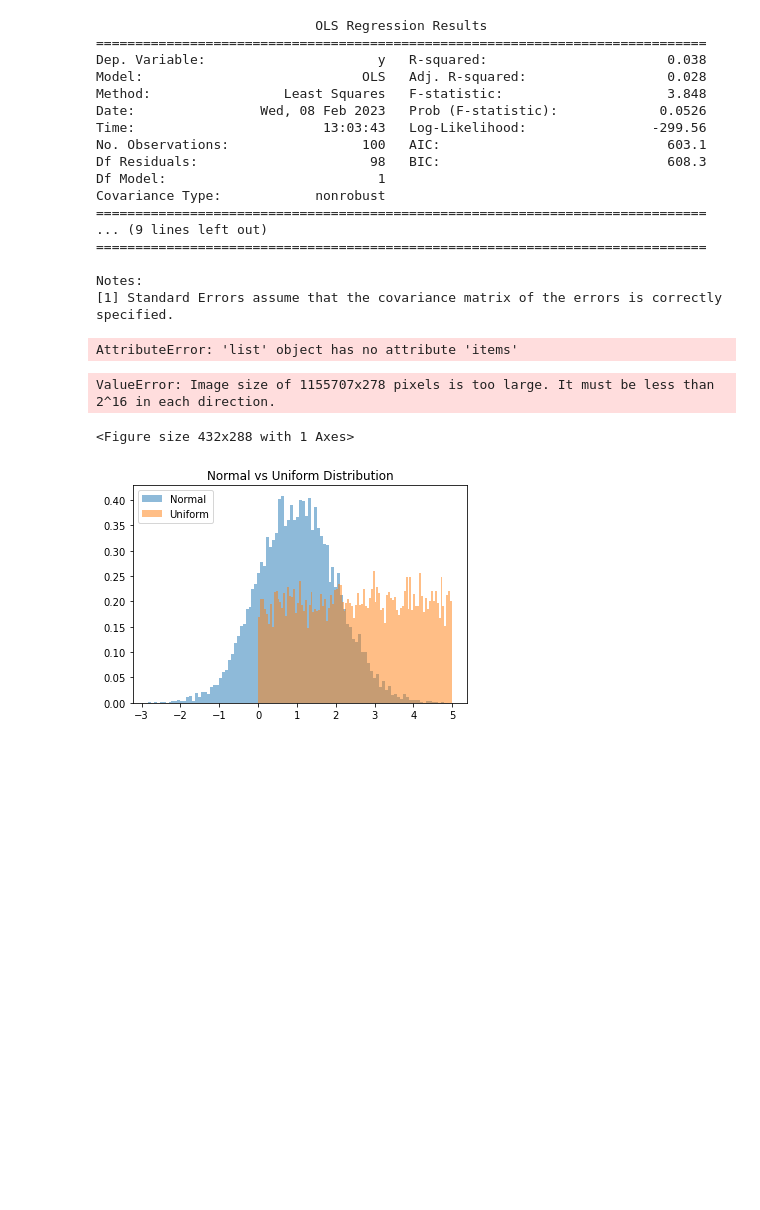
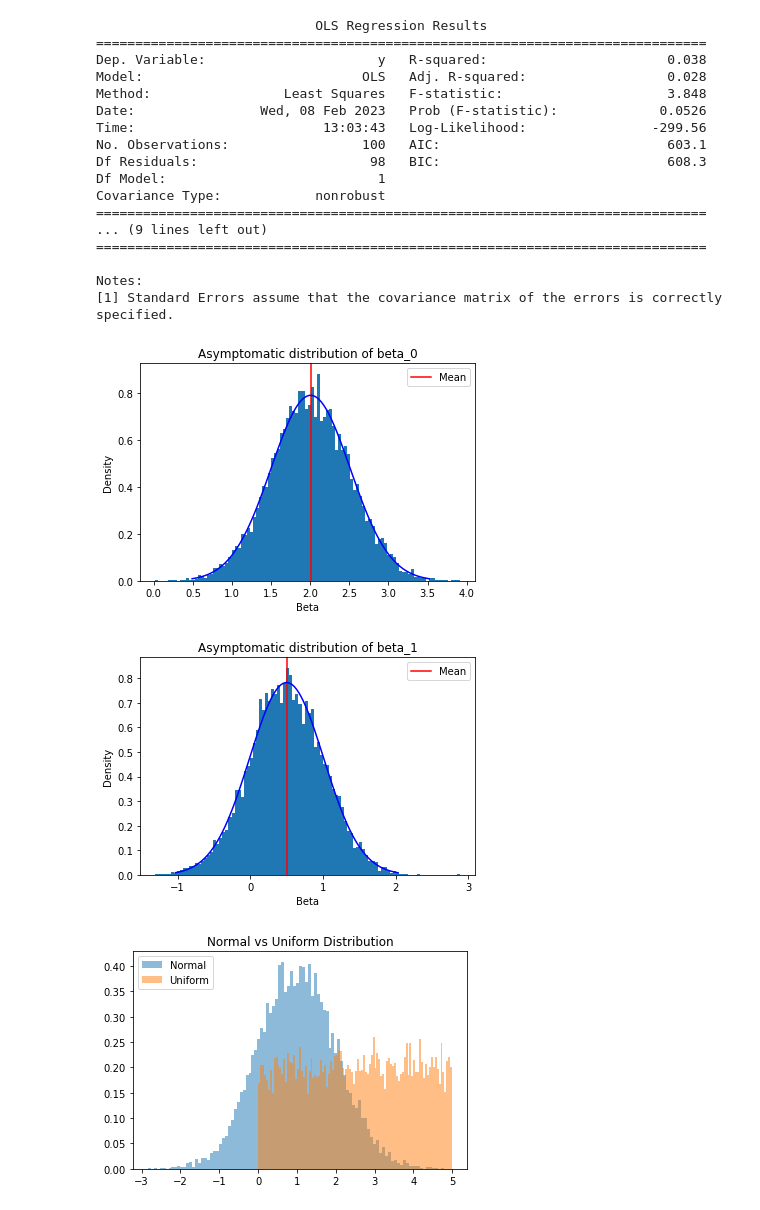
Before and after one commit to ArifShahrin/PS3, a Jupyter notebook: Untitled.ipynb, the cells around one changed output. Drawn from its saved outputs; the diff is of its cells as text; code cells hidden in the pictures; blank space fills up the shorter version.

```diff
--- a/Untitled.ipynb
+++ b/Untitled.ipynb
@@ -63,44 +63,45 @@ T = 10000 #change
 beta1s = []
 beta0s = []
 
+#Monte carlo simulations:
 for i in range(0,T):
     N=100
     sigma_e = 5
     x2 = np.random.normal(0,1,N);
     e = np.random.normal(0,sigma_e,N)
     y1 = 2 + 0.5*x2 +e
     X = sm.add_constant(x2) #indicates there is a "b" constant in the equation
 
     ols = sm.OLS(y1,X).fit()
     beta1 = ols.params[1] #extract the slope coefficient
     beta0 = ols.params[0]
     beta1s.append(beta1)
     beta0s.append(beta0)
 
-#then using beta values show asymptomatic properties of the Betas
-#now i need to replicate graph from slide 13
+
+
+#replicate graphs from slide 13
 beta_list = [ beta0s, beta1s]
-
+titles = ['Asymptomatic distribution of beta_0','Asymptomatic distribution of beta_1']
 
 for i in range(0,2):
     plt.hist(beta_list[i], bins=100, density=True)
     # Calculate mean and standard deviation of beta estimates
     mean = np.mean(beta_list[i])
     std = np.std(beta_list[i])
     plt.axvline(mean, color='red', label='Mean') #add mean line
     #add distribution line
     x = np.linspace(mean - 3*std, mean + 3*std, 100)
     pdf = stats.norm.pdf(x, mean, std)
     plt.plot(x, pdf, color='blue')
-    plt.xlabel("beta_list[i]")
+    plt.xlabel('Beta')
     plt.ylabel("Density")
-    plt.title('Asymptomatic distribution of beta_list[i]')
+    plt.title(titles[i])
     plt.legend()
     plt.show()
 # %% [output]
-AttributeError: 'list' object has no attribute 'items'
-ValueError: Image size of 1155707x278 pixels is too large. It must be less than 2^16 in each direction.
-<Figure size 432x288 with 1 Axes>
+[figure, added]
+[figure, added]
 # %%
 
 # Random numbers from special distributions -------------------------
```
